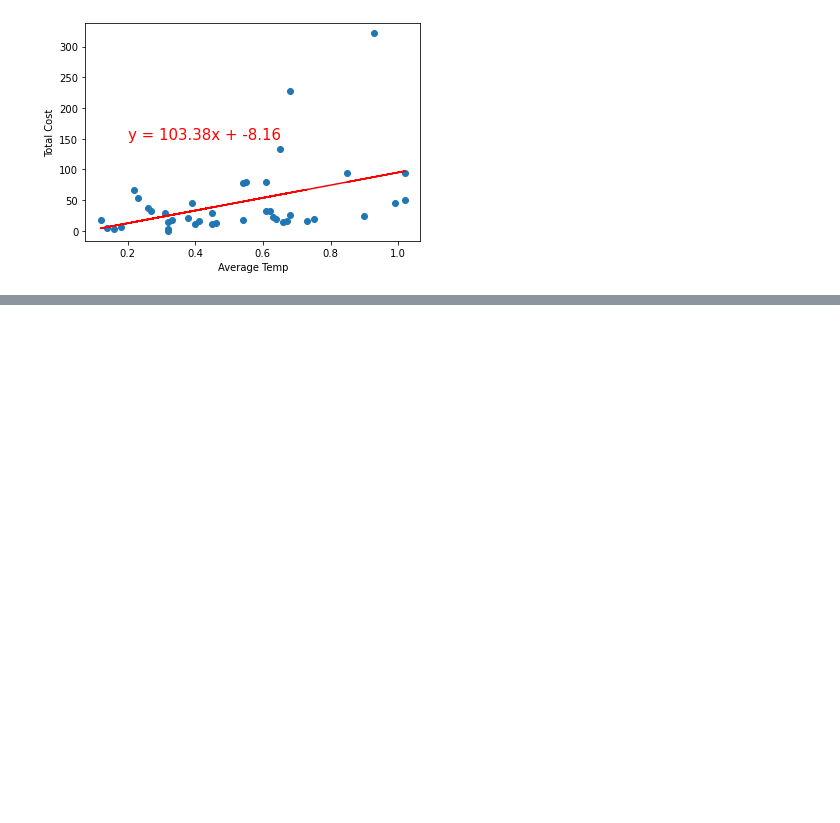
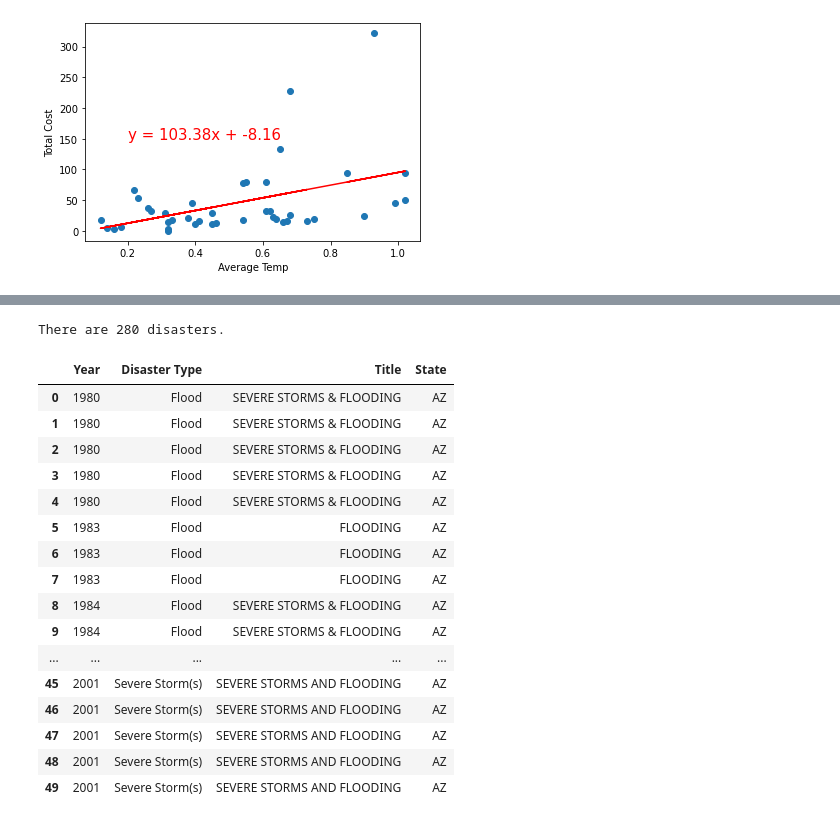
Before and after one commit to erinmann12/climate-project, a Jupyter notebook: MainProject.ipynb, the cells around one changed output, grey strips where cells are left out. Drawn from its saved outputs; the diff is of its cells as text; code cells hidden in the pictures; blank space fills up the shorter version.

```diff
--- a/MainProject.ipynb
+++ b/MainProject.ipynb
@@ -562,0 +563,58 @@ The r-squared is: 0.18099170568878947
+# %%
+url = "https://www.fema.gov/api/open/v2/DisasterDeclarationsSummaries?$filter=declarationDate ge '1980-01-01T04:00:00.000z' and state eq 'AZ'"
+
+disaster_request = requests.get(url).json()
+#disasters = disaster_request[2]
+#pprint(disaster_request)
+# %%
+# Count the number of disasters by year
+
+number_disasters = len(disaster_request['DisasterDeclarationsSummaries'])
+print(f"There are {number_disasters} disasters.")
+
+# The number of records returned is limitted to 1000.
+# %% [output]
+There are 280 disasters.
+# %%
+
+# Pull out the Year, Type of disaster and State
+
+summaries = disaster_request["DisasterDeclarationsSummaries"]
+
+dates = []
+types = []
+state = []
+title = []
+
+for summary in summaries:
+    #print(summary['declarationDate'])
+    dates.append(summary['fyDeclared'])
+    types.append(summary['incidentType'])
+    state.append(summary['state'])
+    title.append(summary['declarationTitle'])
+disasters_df = pd.DataFrame({"Year": dates,
+                            "Disaster Type": types,
+                             "Title": title,
+                             "State": state
+                            })
+
+disasters_df.head(50)
+#print(disaster_request["DisasterDeclarationsSummaries"][0]['declarationDate'])
+# %% [output]
+|  | Year | Disaster Type | Title | State |
+| 0 | 1980 | Flood | SEVERE STORMS & FLOODING | AZ |
+| 1 | 1980 | Flood | SEVERE STORMS & FLOODING | AZ |
+| 2 | 1980 | Flood | SEVERE STORMS & FLOODING | AZ |
+| 3 | 1980 | Flood | SEVERE STORMS & FLOODING | AZ |
+| 4 | 1980 | Flood | SEVERE STORMS & FLOODING | AZ |
+| 5 | 1983 | Flood | FLOODING | AZ |
+| 6 | 1983 | Flood | FLOODING | AZ |
+| 7 | 1983 | Flood | FLOODING | AZ |
+| 8 | 1984 | Flood | SEVERE STORMS & FLOODING | AZ |
+| 9 | 1984 | Flood | SEVERE STORMS & FLOODING | AZ |
+| ... | ... | ... | ... | ... |
+| 45 | 2001 | Severe Storm(s) | SEVERE STORMS AND FLOODING | AZ |
+| 46 | 2001 | Severe Storm(s) | SEVERE STORMS AND FLOODING | AZ |
+| 47 | 2001 | Severe Storm(s) | SEVERE STORMS AND FLOODING | AZ |
+| 48 | 2001 | Severe Storm(s) | SEVERE STORMS AND FLOODING | AZ |
+| 49 | 2001 | Severe Storm(s) | SEVERE STORMS AND FLOODING | AZ |
```
Also changed, not shown: parts of 3 cells of this notebook.
